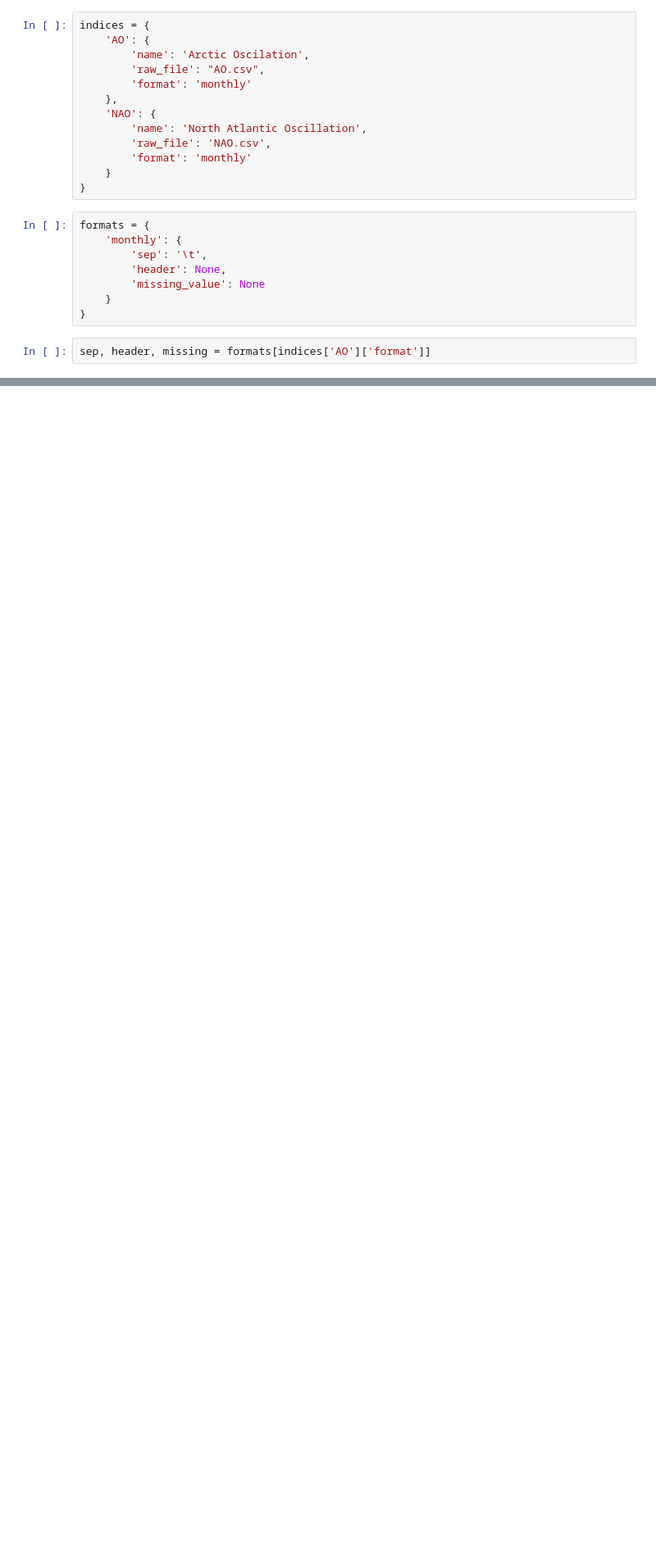
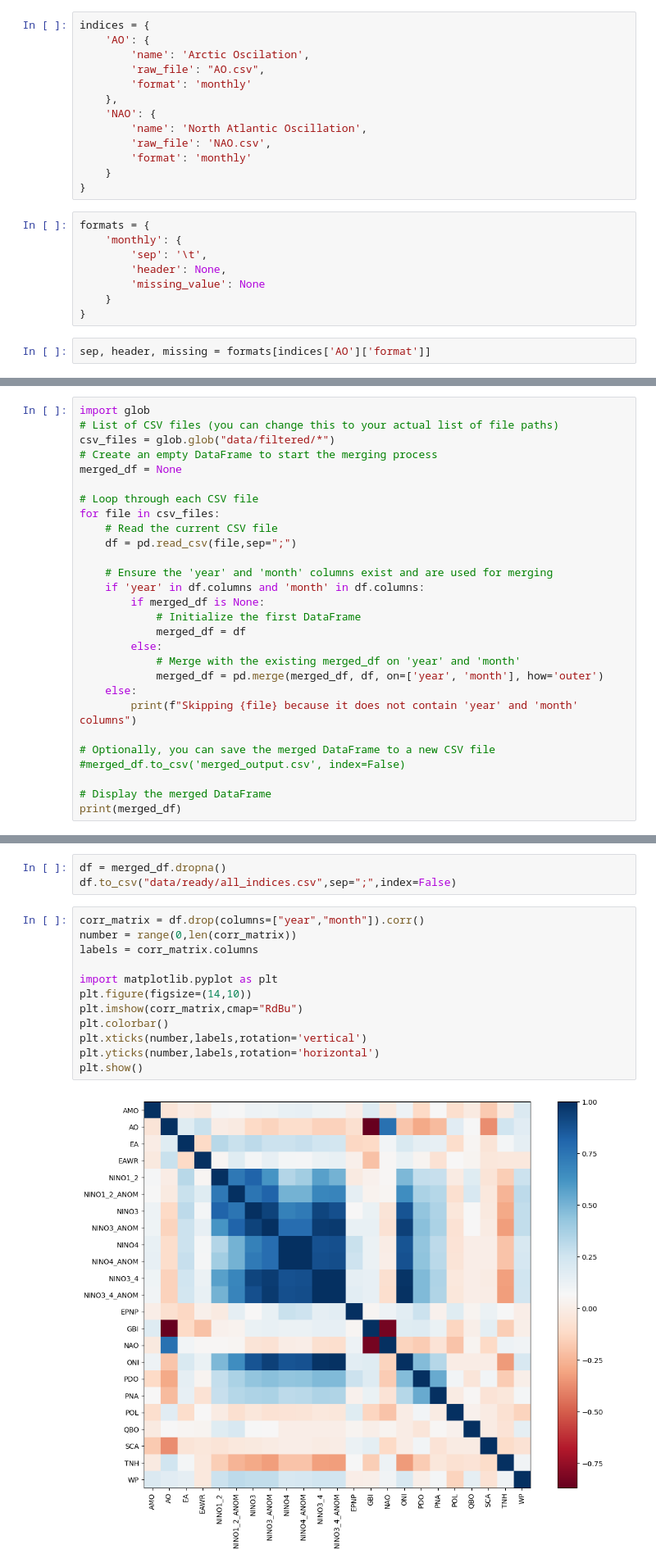
Before and after one commit to britols/bee6310_final_project, a Jupyter notebook: notebooks/explore_raw_data.ipynb, the cells around one changed output, grey strips where cells are left out. Shown at 82% size. Saved outputs shown, nothing was run; the diff lists cells and outputs as text; blank space fills up the shorter version.

Commit message:
Upload ready to analyze indices data

```diff
--- a/notebooks/explore_raw_data.ipynb
+++ b/notebooks/explore_raw_data.ipynb
@@ -120,0 +180,28 @@ pd.read_fwf(r'data/raw/ONI.csv',sep='\t',header=None)
+# %%
+import glob
+# List of CSV files (you can change this to your actual list of file paths)
+csv_files = glob.glob("data/filtered/*")
+# Create an empty DataFrame to start the merging process
+merged_df = None
+
+# Loop through each CSV file
+for file in csv_files:
+    # Read the current CSV file
+    df = pd.read_csv(file,sep=";")
+
+    # Ensure the 'year' and 'month' columns exist and are used for merging
+    if 'year' in df.columns and 'month' in df.columns:
+        if merged_df is None:
+            # Initialize the first DataFrame
+            merged_df = df
+        else:
+            # Merge with the existing merged_df on 'year' and 'month'
+            merged_df = pd.merge(merged_df, df, on=['year', 'month'], how='outer')
+    else:
+        print(f"Skipping {file} because it does not contain 'year' and 'month' columns")
+
+# Optionally, you can save the merged DataFrame to a new CSV file
+#merged_df.to_csv('merged_output.csv', index=False)
+
+# Display the merged DataFrame
+print(merged_df)
@@ -120,0 +226,17 @@ pd.read_fwf(r'data/raw/ONI.csv',sep='\t',header=None)
+# %%
+df = merged_df.dropna()
+df.to_csv("data/ready/all_indices.csv",sep=";",index=False)
+# %%
+corr_matrix = df.drop(columns=["year","month"]).corr()
+number = range(0,len(corr_matrix))
+labels = corr_matrix.columns
+
+import matplotlib.pyplot as plt
+plt.figure(figsize=(14,10))
+plt.imshow(corr_matrix,cmap="RdBu")
+plt.colorbar()
+plt.xticks(number,labels,rotation='vertical')
+plt.yticks(number,labels,rotation='horizontal')
+plt.show()
+# %% [output]
+[figure, added]
```
Also changed, not shown: parts of 26 cells of this notebook, 2 other files.
